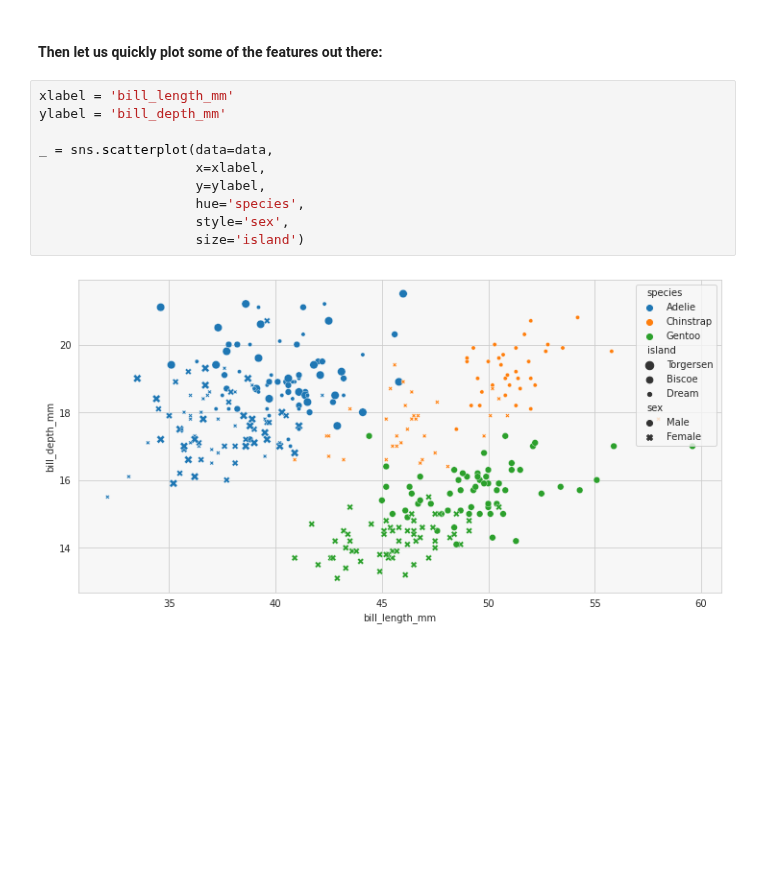
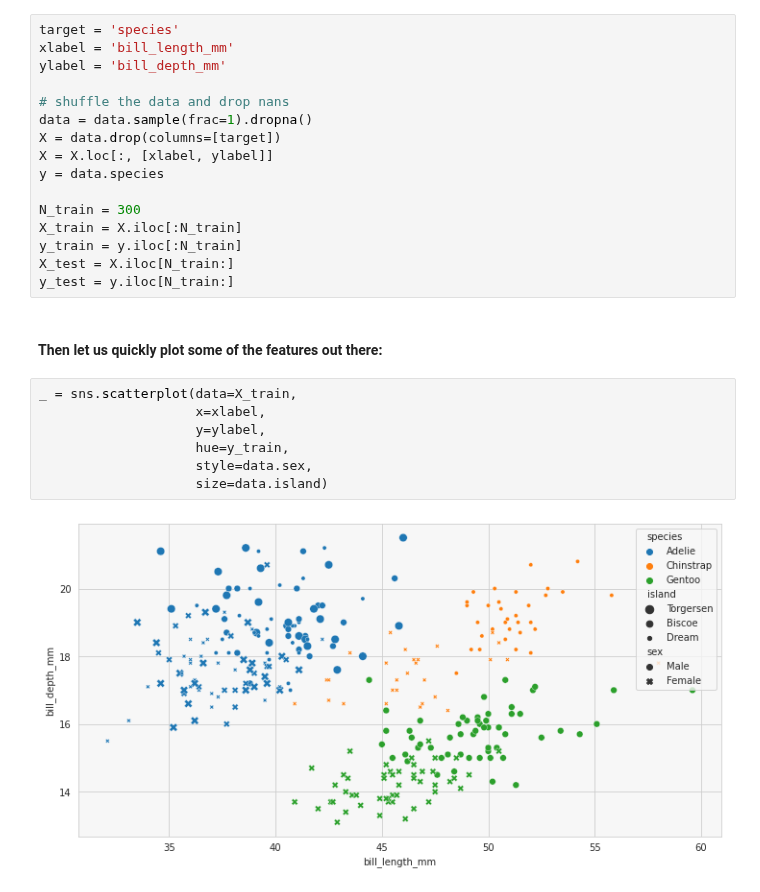
Before and after one commit to topiko/MLcourseMaterial, a Jupyter notebook: Basics/MLbasics.ipynb, the cells around one changed output. Drawn from its saved outputs; the diff is of its cells as text; blank space fills up the shorter version.

```diff
--- a/Basics/MLbasics.ipynb
+++ b/Basics/MLbasics.ipynb
@@ -49,15 +65,28 @@ data.head()
+# %%
+target = 'species'
+xlabel = 'bill_length_mm'
+ylabel = 'bill_depth_mm'
+
+# shuffle the data and drop nans
+data = data.sample(frac=1).dropna()
+X = data.drop(columns=[target])
+X = X.loc[:, [xlabel, ylabel]]
+y = data.species
+
+N_train = 300
+X_train = X.iloc[:N_train]
+y_train = y.iloc[:N_train]
+X_test = X.iloc[N_train:]
+y_test = y.iloc[N_train:]
 # %% [markdown]
 #### Then let us quickly plot some of the features out there:
 # %%
-xlabel = 'bill_length_mm'
-ylabel = 'bill_depth_mm'
-
-_ = sns.scatterplot(data=data,
+_ = sns.scatterplot(data=X_train,
                     x=xlabel,
                     y=ylabel,
-                    hue='species',
-                    style='sex',
-                    size='island')
+                    hue=y_train,
+                    style=data.sex,
+                    size=data.island)
 # %% [output]
-[figure, old version]
+[figure, new version]
 # %% [markdown]
```
Also changed, not shown: parts of 26 cells of this notebook.
